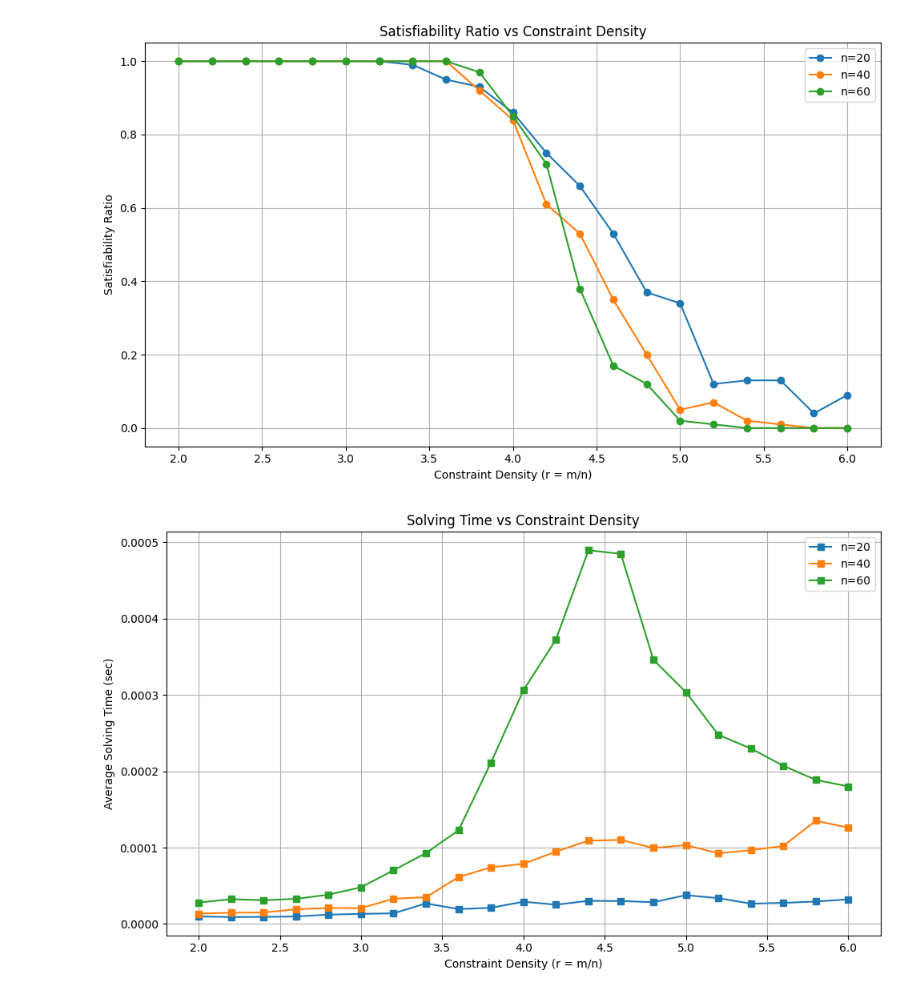
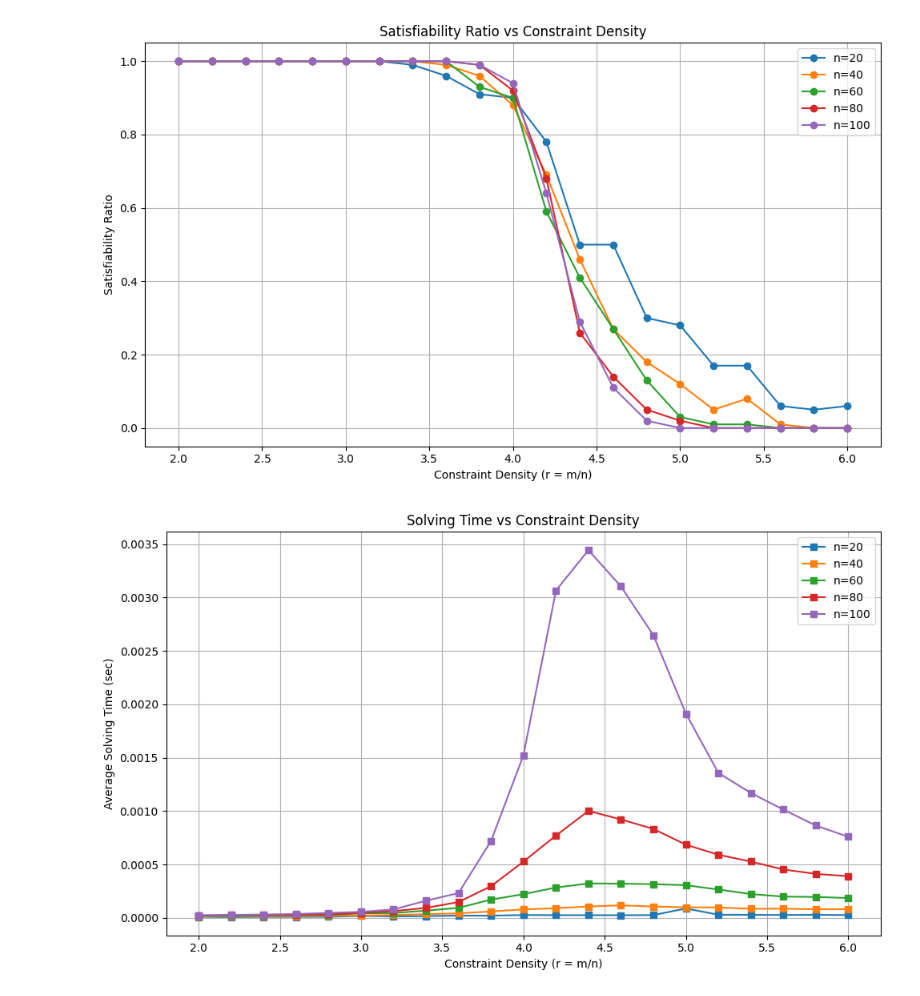
Before and after one commit to keunsooyoon/Algorithms, a Jupyter notebook: Emergence_in_SAT_Problems.ipynb, the cells around one changed output. Saved outputs shown, nothing was run; the diff lists cells and outputs as text; code cells hidden in the pictures.

```diff
--- a/Emergence_in_SAT_Problems.ipynb
+++ b/Emergence_in_SAT_Problems.ipynb
@@ -13,8 +13,8 @@ from pysat.solvers import Glucose3
 from tqdm import tqdm  # For progress bar
 
 # Experiment configuration
-n_values = [20, 40, 60]                  # Number of variables
-r_values = np.arange(2.0, 6.1, 0.2)      # Constraint density (m/n)
+n_values = [20, 40, 60, 80, 100]        # Number of variables
+r_values = np.arange(2.0, 6.1, 0.2)     # Constraint density (m/n)
 instances_per_setting = 100             # Number of SAT instances per setting
 
 # Dictionary to store experiment results
@@ -93,32 +93,32 @@ plt.show()
 plt.figure(figsize=(10, 6))
 for n in n_values:
     plt.plot(results[n]['r'], results[n]['avg_time'],
              label=f'n={n}', marker='s')
 plt.xlabel("Constraint Density (r = m/n)")
 plt.ylabel("Average Solving Time (sec)")
 plt.title("Solving Time vs Constraint Density")
 plt.grid(True)
 plt.legend()
 plt.tight_layout()
 plt.savefig("solving_time.png")
 plt.show()
 # %% [output]
 Collecting python-sat[aiger,pblib]
   Downloading python_sat-1.8.dev16-cp311-cp311-manylinux_2_17_x86_64.manylinux2014_x86_64.manylinux_2_28_x86_64.whl.metadata (1.5 kB)
 Requirement already satisfied: six in /usr/local/lib/python3.11/dist-packages (from python-sat[aiger,pblib]) (1.17.0)
 Collecting py-aiger-cnf>=2.0.0 (from python-sat[aiger,pblib])
   Downloading py_aiger_cnf-5.0.8-py3-none-any.whl.metadata (2.7 kB)
 Collecting pypblib>=0.0.3 (from python-sat[aiger,pblib])
   Downloading pypblib-0.0.4.tar.gz (74 kB)
   Preparing metadata (setup.py) ... done
 Collecting bidict<0.23.0,>=0.22.0 (from py-aiger-cnf>=2.0.0->python-sat[aiger,pblib])
   Downloading bidict-0.22.1-py3-none-any.whl.metadata (10 kB)
 Collecting funcy<2.0,>=1.12 (from py-aiger-cnf>=2.0.0->python-sat[aiger,pblib])
   Downloading funcy-1.18-py2.py3-none-any.whl.metadata (6.0 kB)
 ... (15 lines left out)
   Stored in directory: /root/.cache/pip/wheels/55/c5/26/eb71ff12b35b705794daf31cbd226a9aac7a40866ad4df7e73
 Successfully built pypblib
 Installing collected packages: pypblib, funcy, python-sat, pyrsistent, bidict, py-aiger, py-aiger-cnf
 Successfully installed bidict-0.22.1 funcy-1.18 py-aiger-6.2.3 py-aiger-cnf-5.0.8 pypblib-0.0.4 pyrsistent-0.19.3 python-sat-1.8.dev16
-[figure, old version]
+[figure, new version]
-[figure, old version]
+[figure, new version]
```
